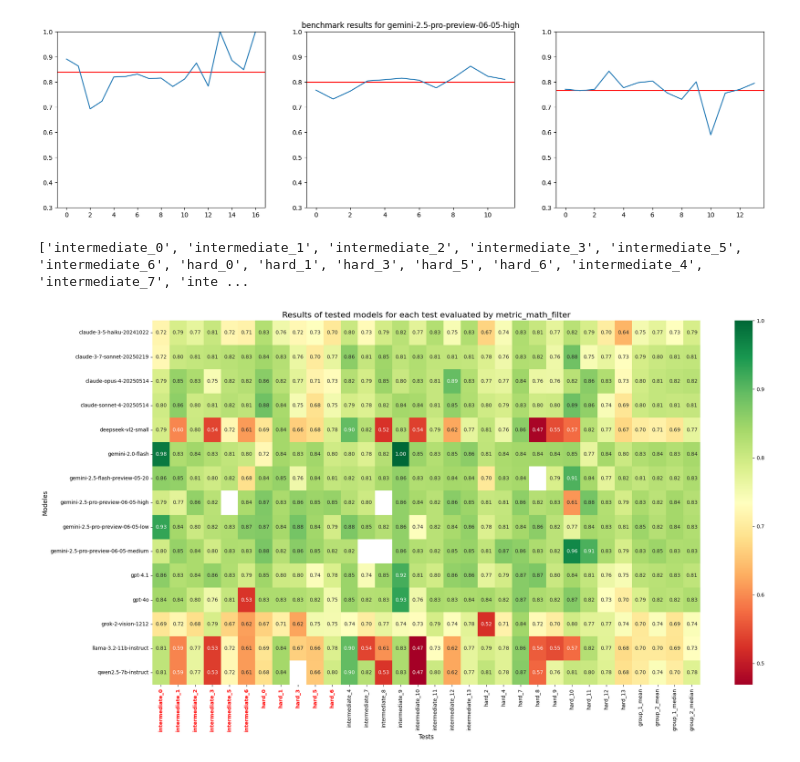
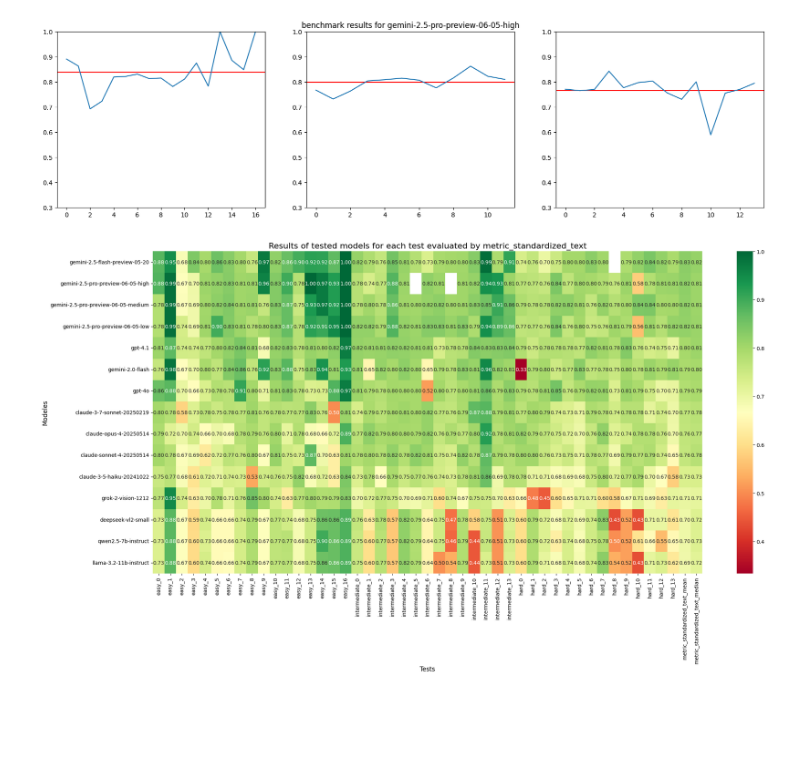
Before and after one commit to SebastienBorloz/STeacher, a Jupyter notebook: read_results.ipynb, the cells around one changed output. Drawn from its saved outputs; the diff is of its cells as text; code cells hidden in the pictures; blank space fills up the shorter version.

Commit message:
multiple modifications
added some models testing, filled some holes in previous tests, corrected a few files of the first dataset, worked on the metrics and pipeline.

```diff
--- a/read_results.ipynb
+++ b/read_results.ipynb
@@ -22,9 +22,13 @@ models = [
 import json
 with open(f'./benchmark_results/first bench/{model}.json') as json_file:
     tests = json.load(json_file)
+# %%
+import json
+with open(f'./single_test_deepseek-vl2.json') as json_file:
+    tests = json.load(json_file)
 # %%
-difficulty = "hard"
-test_n = "10"
+difficulty = "easy"
+test_n = "3"
 
 test = tests[difficulty][test_n]
 test
@@ -202,19 +255,18 @@ def check_latex_compilable(row, engine='pdflatex', timeout=10, iter="common"):
 # %%
 from metrics import results, metric_math_filter, metric_standardized_text
 
 data_dir = "benchmark_results/first bench"
 exs_avec_consigne = ['intermediate_0', 'intermediate_1', 'intermediate_2', 'intermediate_3', 'intermediate_5', 'intermediate_6', 'hard_0', 'hard_1', 'hard_3', 'hard_5', 'hard_6']
 exs_sans_consigne = ['intermediate_4', 'intermediate_7', 'intermediate_8', 'intermediate_9', 'intermediate_10', 'intermediate_11', 'intermediate_12', 'intermediate_13', 'hard_2', 'hard_4', 'hard_7', 'hard_8', 'hard_9', 'hard_10', 'hard_11', 'hard_12', 'hard_13']
 
 
-metric = metric_math_filter
+metric = metric_standardized_text
 metric_name = metric.__name__
 
 res = results(data_dir=data_dir)
 res.add_metric(metric_function=metric, mean_med=True)
-res.add_separation(exs_avec_consigne, exs_sans_consigne, mean_med=True)
-#res.sort_rows(f"{metric_name}_mean")
-res.display_metric(f"Results of tested models for each test evaluated by {metric_name}", exs_avec_consigne, exs_sans_consigne)
+#res.add_separation(exs_avec_consigne, exs_sans_consigne, mean_med=False)
+res.sort_rows(f"{metric_name}_mean")
+res.display_metric(f"Results of tested models for each test evaluated by {metric_name}")
 # %% [output]
-['intermediate_0', 'intermediate_1', 'intermediate_2', 'intermediate_3', 'intermediate_5', 'intermediate_6', 'hard_0', 'hard_1', 'hard_3', 'hard_5', 'hard_6', 'intermediate_4', 'intermediate_7', 'inte ...
-[figure, old version]
+[figure, new version]
```
Also changed, not shown: parts of 5 cells of this notebook, 19 other files.
